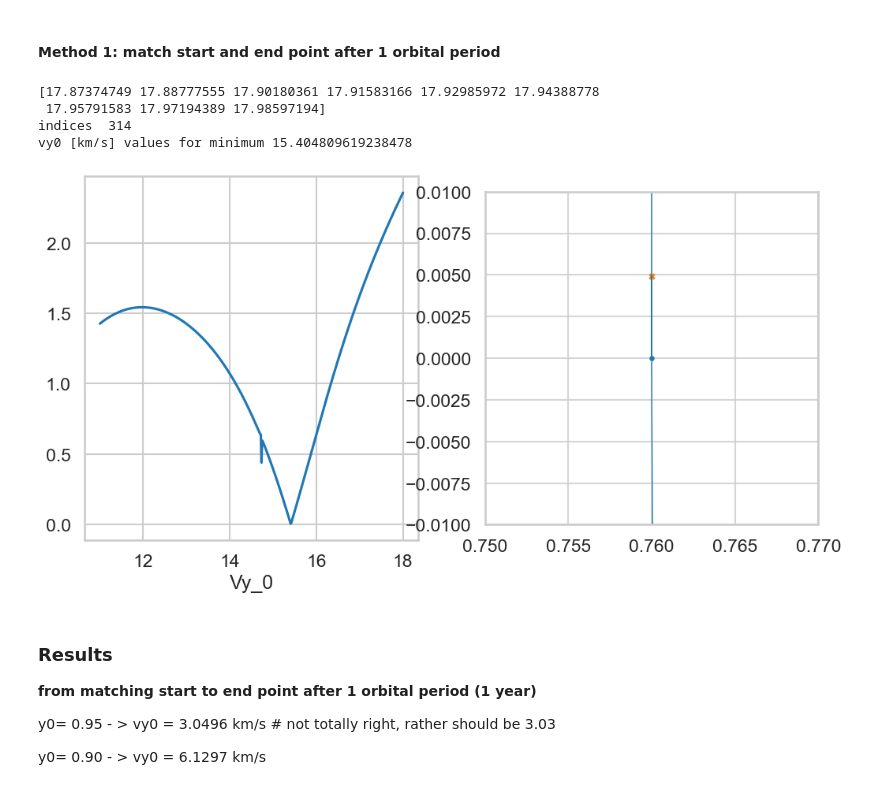
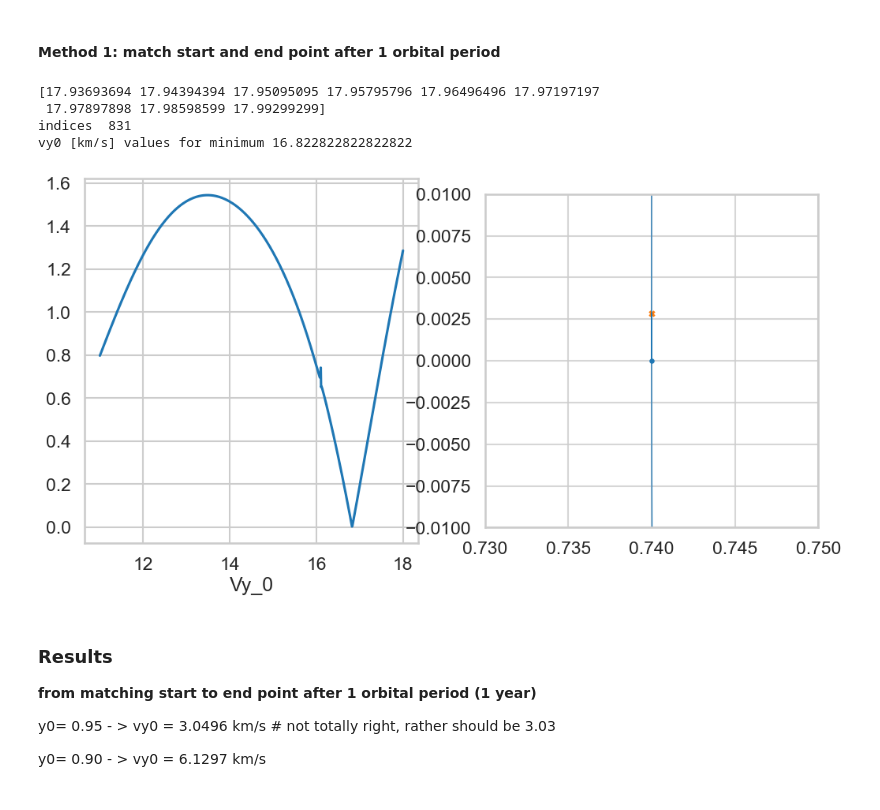
Before and after one commit to cmoestl/dro_orbits, a Jupyter notebook: find_dro.ipynb, the cells around one changed output. Saved outputs shown, nothing was run; the diff lists cells and outputs as text; code cells hidden in the pictures.

```diff
--- a/find_dro.ipynb
+++ b/find_dro.ipynb
@@ -242,11 +242,11 @@ done
 #### Method 1: match start and end point after 1 orbital period
 # %%
 ########### start with subsolar distance of the DRO you want to find
-x0 = 0.76*au  # km (between Sun and Earth)
+x0 = 0.74*au  # km (between Sun and Earth)
 y0 = 0;vx0 = 0
 
 #array of initial speed in y direction
-resolution=500
+resolution=1000
 
 #retrograde orbits start with positive vy - adjust this range
 vy0_arr=np.linspace(11.0,18.0,resolution)
@@ -275,38 +275,38 @@ ax1.set_xlabel('Vy_0')
 #ax1.set_ylim(0,0.5)
 
 #find all minima of distance for different orbits that close in on themselves
 #for more than one minimum
 #min_i = argrelextrema(distance, np.less)[0]
 min_i = np.argmin(distance)
 print('indices ',min_i)
 print('vy0 [km/s] values for minimum',vy0_arr[min_i])
 
 ### plot all solutions that close in on themselves
 #for k in np.arange(0,len(min_i)):
 #    [xmini,ymini]=make_dro([x0, y0, vx0, vy0_arr[min_i[k]]],1)
 #    ax2.plot(xmini,ymini,linewidth=1.0)
 #    ax2.scatter(xmini[0],ymini[0],s=20,marker='o')
 #   ax2.scatter(xmini[-1],ymini[-1],s=20,marker='x')
 
 ### find the absolute minimum if there is only one
 [xmini,ymini]=make_dro([x0, y0, vx0, vy0_arr[min_i]],1)
 ax2.plot(xmini,ymini,linewidth=1.0)
 ax2.scatter(xmini[0],ymini[0],s=10,marker='o')
 ax2.scatter(xmini[-1],ymini[-1],s=20,marker='x')
 
 
 ax2.grid(True, alpha=0.8, linestyle='-')
 ax2.set_aspect('equal')
 
 ax2.set_xlim(x0/au-0.01,x0/au+0.01)
 ax2.set_ylim(-0.01,0.01)
 plt.show(fig)
 # %% [output]
-[17.87374749 17.88777555 17.90180361 17.91583166 17.92985972 17.94388778
- 17.95791583 17.97194389 17.98597194]
-indices  314
-vy0 [km/s] values for minimum 15.404809619238478
+[17.93693694 17.94394394 17.95095095 17.95795796 17.96496496 17.97197197
+ 17.97897898 17.98598599 17.99299299]
+indices  831
+vy0 [km/s] values for minimum 16.822822822822822
-[figure, old version]
+[figure, new version]
 # %% [markdown]
 ### Results
 
```
Also changed, not shown: parts of 3 cells of this notebook, 22 other files.
